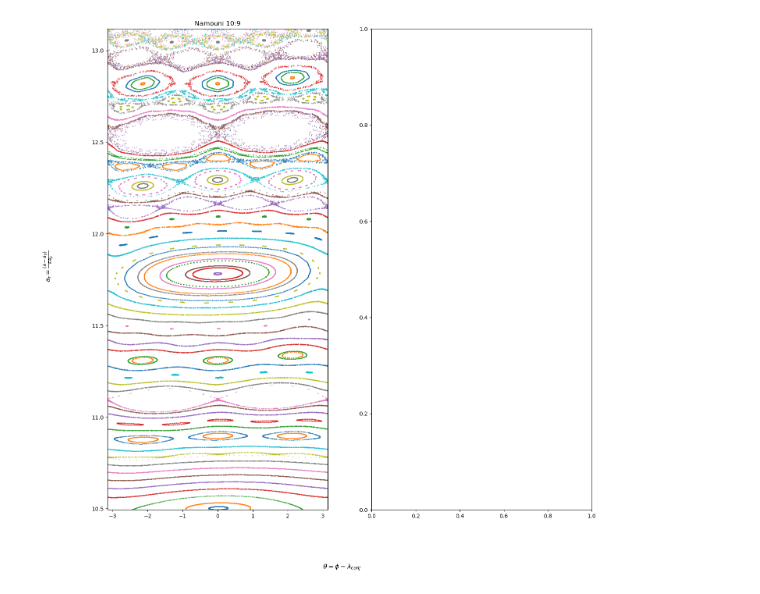
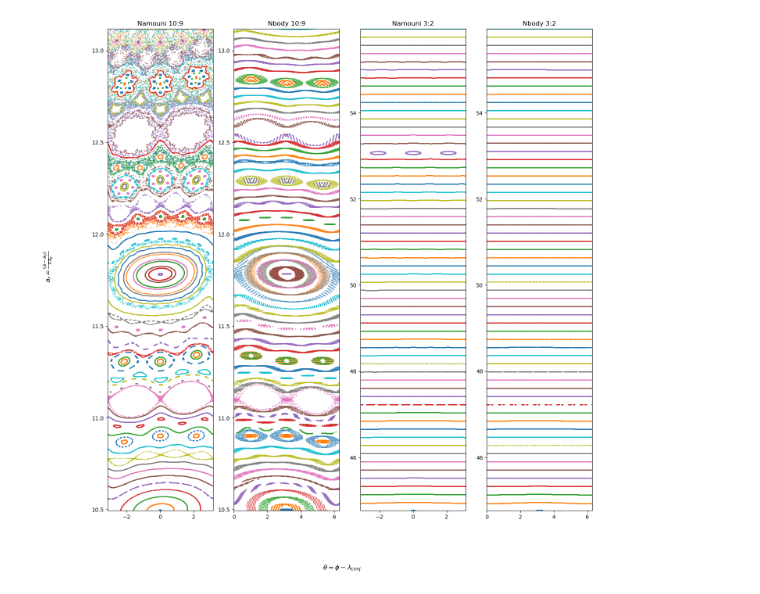
Before and after one commit to Supa-wich/3brproject, a Jupyter notebook: foursectionplotter.ipynb, the cells around one changed output. Drawn from its saved outputs; the diff is of its cells as text; code cells hidden in the pictures.

Commit message:
several updates for foursectionplotter

```diff
--- a/foursectionplotter.ipynb
+++ b/foursectionplotter.ipynb
@@ -935,7 +759,7 @@ a1 = 1
 a2 = (J/(J-1))**(2/3)*a1
 ecross = (a2-a1)/a1
 ar_res = ecross/epsilon
-ecc = 1*epsilon
+ecc = 3*epsilon
 
 ind = 1# 1 for inner pair, 3 for outer pair
 order = 10
@@ -950,7 +774,7 @@ lambda_target= np.pi # where we want conjunction to happen/ analogous to lambda0
 Nconj = 1000 #number of conjunctions
 Nout = Nconj*100
 
-ecross = 2*k/(3*j)
+# ecross = 2*k/(3*j)
 # ecc = 0.05*epsilon
 etilde = ecc/ecross
 print(etilde)
@@ -1053,45 +895,45 @@ for da in ar0_list:
 # %%
-# fig, (ax1,ax2,ax3,ax4) = plt.subplots(1,4,figsize=(16,16))
-fig, (ax1,ax2) = plt.subplots(1,2,figsize=(16,16))
+fig, (ax1,ax2,ax3,ax4) = plt.subplots(1,4,figsize=(16,16))
+# fig, (ax1,ax2) = plt.subplots(1,2,figsize=(16,16))
 fig.supxlabel(r'$\theta = \phi - \lambda_{conj}$')
 fig.supylabel(r'$a_r = \frac{(a - a_p)}{\epsilon a_p}$')
 
 ax1.plot(theta_conj109.T, ar_conj109.T, '.', markersize=1,rasterized=True)
 ax1.set_title(f'Namouni 10:9')
 # ax.set_xlim(-np.pi, np.pi)
 ax1.set_xlim(-np.pi, np.pi)
 ax1.set_ylim(ar0_list109[0],ar0_list109[-1])
 
-# for i in range(len(an_all_list109)):
-#     if len(theta_all_list109[i])==len(an_all_list109[i]):
-#         ax2.plot(theta_all_list109[i], an_all_list109[i], '.', markersize=1,rasterized=True)
-#     elif len(theta_all_list109[i])>len(an_all_list109[i]):
-#         ax2.plot(theta_all_list109[i][:-1], an_all_list109[i], '.', markersize=1,rasterized=True)
-#     elif len(theta_all_list109[i])<len(an_all_list109[i]):
-#         ax2.plot(theta_all_list109[i], an_all_list109[i][:-1], '.', markersize=1,rasterized=True)
-# ax2.set_title(f'Nbody 10:9')
-# # # ax.set_xlim(-np.pi, np.pi)
-# ax2.set_xlim(0, 2*np.pi)
-# ax2.set_ylim(ar0_list109[0],ar0_list109[-1])
+for i in range(len(an_all_list109)):
+    if len(theta_all_list109[i])==len(an_all_list109[i]):
+        ax2.plot(theta_all_list109[i], an_all_list109[i], '.', markersize=1,rasterized=True)
+    elif len(theta_all_list109[i])>len(an_all_list109[i]):
+        ax2.plot(theta_all_list109[i][:-1], an_all_list109[i], '.', markersize=1,rasterized=True)
+    elif len(theta_all_list109[i])<len(an_all_list109[i]):
+        ax2.plot(theta_all_list109[i], an_all_list109[i][:-1], '.', markersize=1,rasterized=True)
+ax2.set_title(f'Nbody 10:9')
+# # ax.set_xlim(-np.pi, np.pi)
+ax2.set_xlim(0, 2*np.pi)
+ax2.set_ylim(ar0_list109[0],ar0_list109[-1])
 
 
-# ax3.plot(theta_conj32.T, ar_conj32.T, '.', markersize=1,rasterized=True)
-# ax3.set_title(f'Namouni 3:2')
-# # ax.set_xlim(-np.pi, np.pi)
-# ax3.set_xlim(-np.pi, np.pi)
-# ax3.set_ylim(ar0_list32[0],ar0_list32[-1])
+ax3.plot(theta_conj32.T, ar_conj32.T, '.', markersize=1,rasterized=True)
+ax3.set_title(f'Namouni 3:2')
+# ax.set_xlim(-np.pi, np.pi)
+ax3.set_xlim(-np.pi, np.pi)
+ax3.set_ylim(ar0_list32[0],ar0_list32[-1])
 
-# for i in range(len(an_all_list32)):
-#     if len(theta_all_list32[i])==len(an_all_list32[i]):
-#         ax4.plot(theta_all_list32[i], an_all_list32[i], '.', markersize=1,rasterized=True)
-#     elif len(theta_all_list32[i])>len(an_all_list32[i]):
-#         ax4.plot(theta_all_list32[i][:-1], an_all_list32[i], '.', markersize=1,rasterized=True)
-#     elif len(theta_all_list32[i])<len(an_all_list32[i]):
-#         ax4.plot(theta_all_list32[i], an_all_list32[i][:-1], '.', markersize=1,rasterized=True)
-# ax4.set_title(f'Nbody 3:2')
-# # ax.set_xlim(-np.pi, np.pi)
-# ax4.set_xlim(0, 2*np.pi)
-# ax4.set_ylim(ar0_list32[0],ar0_list32[-1])
-plt.savefig("foursections_2.pdf")
+for i in range(len(an_all_list32)):
+    if len(theta_all_list32[i])==len(an_all_list32[i]):
+        ax4.plot(theta_all_list32[i], an_all_list32[i], '.', markersize=1,rasterized=True)
+    elif len(theta_all_list32[i])>len(an_all_list32[i]):
+        ax4.plot(theta_all_list32[i][:-1], an_all_list32[i], '.', markersize=1,rasterized=True)
+    elif len(theta_all_list32[i])<len(an_all_list32[i]):
+        ax4.plot(theta_all_list32[i], an_all_list32[i][:-1], '.', markersize=1,rasterized=True)
+ax4.set_title(f'Nbody 3:2')
+# ax.set_xlim(-np.pi, np.pi)
+ax4.set_xlim(0, 2*np.pi)
+ax4.set_ylim(ar0_list32[0],ar0_list32[-1])
+plt.savefig("foursections_exactecross.pdf")
 # %% [output]
-[figure, old version]
+[figure, new version]
```
Also changed, not shown: parts of 8 cells of this notebook.
